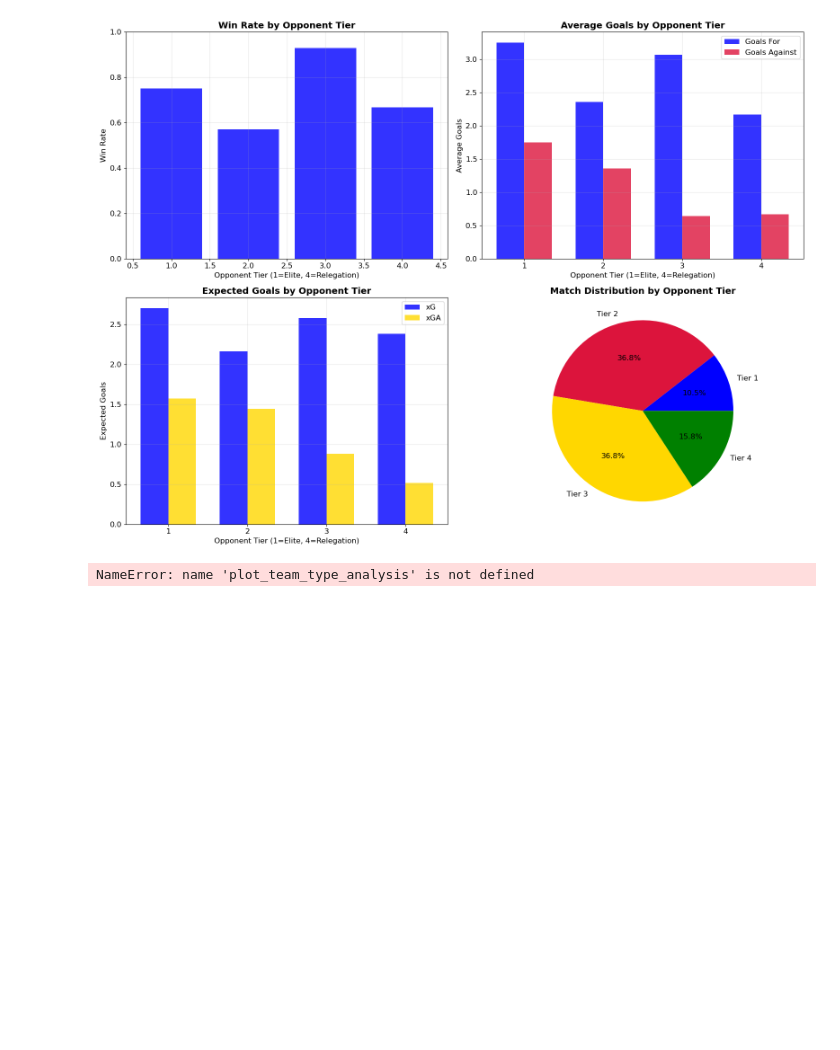
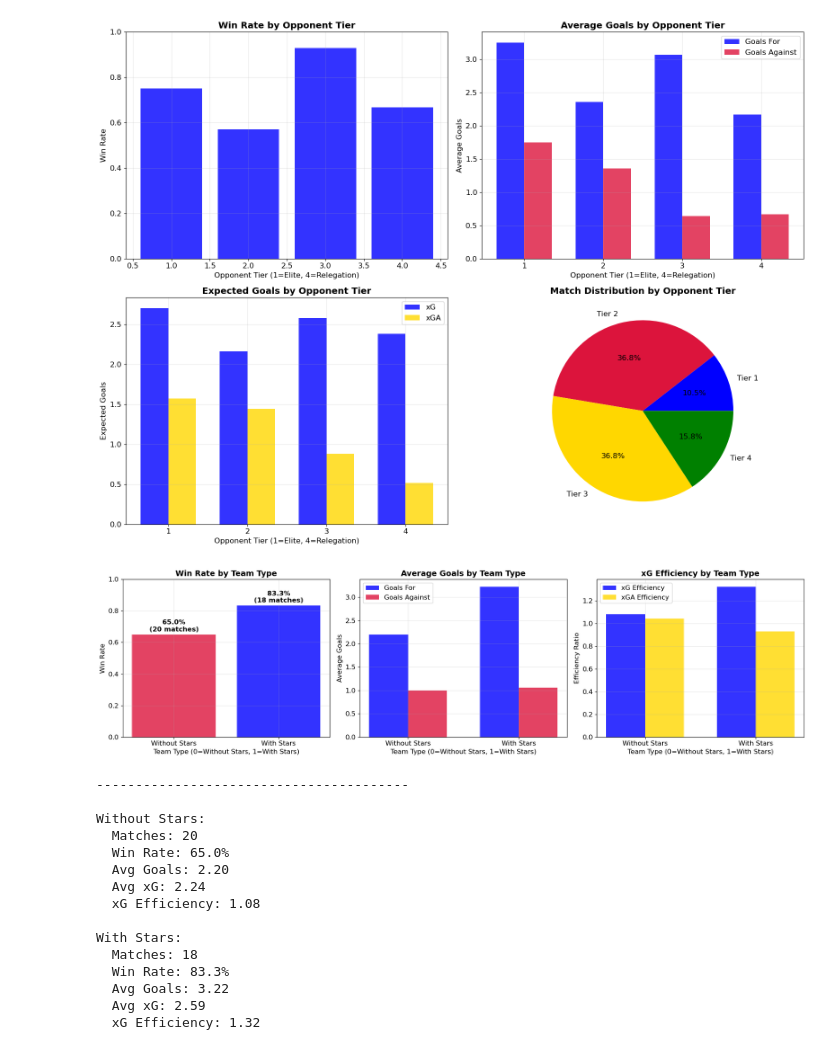
Before and after one commit to Athithsko/Projet_Barca, a Jupyter notebook: Notebooks/Visu_Team.ipynb, the cells around one changed output. Cells and saved outputs as stored; diff of their text form; code cells hidden in the pictures; blank space fills up the shorter version.

Commit message:
I've did the lines for uploading my graphics and get rid off some mistakes

```diff
--- a/Notebooks/Visu_Team.ipynb
+++ b/Notebooks/Visu_Team.ipynb
@@ -7,6 +7,9 @@ from sklearn.preprocessing import StandardScaler
 from sklearn.metrics import accuracy_score, precision_score, recall_score, f1_score
 import matplotlib.pyplot as plt
 import seaborn as sns
+import os
+
+
 
 import sys
 sys.path.append('/files/Projet_Barca/Src/')
@@ -21,6 +24,10 @@ from ML_Team import prepare_temporal_split
 from ML_Team import train_ml_models
 from ML_Team import predict_future_matches
 from ML_Team import compare_predictions_with_reality
+
+
+OUTPUT_DIR = 'Graphics_Output'
+os.makedirs(OUTPUT_DIR, exist_ok=True)
 
 
 def setup_visualization_style():
@@ -56,11 +63,13 @@ def plot_model_performance(accuracy_summary):
                 f'{accuracy:.1%}', ha='center', va='bottom', fontweight='bold')
 
     plt.tight_layout()
+    filepath = os.path.join(OUTPUT_DIR, '01_model_performance.png')
+    plt.savefig(filepath, dpi=300, bbox_inches='tight')
     plt.show()
 
 
 def plot_feature_importance(ml_results, feature_names):
-    """Plot feature importance from ML models"""
+
     setup_visualization_style()
 
 
@@ -90,6 +99,8 @@ def plot_feature_importance(ml_results, feature_names):
             axes[idx].grid(True, alpha=0.3, axis='x')
 
     plt.tight_layout()
+    filepath = os.path.join(OUTPUT_DIR, '02_feature_importance.png')
+    plt.savefig(filepath, dpi=300, bbox_inches='tight')
     plt.show()
 
 
@@ -117,6 +128,9 @@ def plot_correlation_matrix(df):
 
     plt.title('Correlation Matrix - Victory Analysis', fontsize=16, fontweight='bold', pad=20)
     plt.tight_layout()
+    filepath = os.path.join(OUTPUT_DIR, '03_correlation_matrix.png')
+    plt.savefig(filepath, dpi=300, bbox_inches='tight')
+
     plt.show()
 
 
@@ -167,7 +181,6 @@ def plot_opponent_tier_analysis(df):
     ax3.legend()
     ax3.grid(True, alpha=0.3)
 
-    # Match distribution by opponent tier
     tier_distribution = df['Opponent_tier'].value_counts().sort_index()
 
     ax4.pie(tier_distribution.values, labels=[f'Tier {t}' for t in tier_distribution.index],
@@ -175,6 +188,8 @@ def plot_opponent_tier_analysis(df):
     ax4.set_title('Match Distribution by Opponent Tier', fontweight='bold')
 
     plt.tight_layout()
+    filepath = os.path.join(OUTPUT_DIR, '04_opponent_tier_analysis.png')
+    plt.savefig(filepath, dpi=300, bbox_inches='tight')
     plt.show()
 
 
@@ -236,6 +251,8 @@ def plot_team_type_comparison(df):
     ax3.grid(True, alpha=0.3)
 
     plt.tight_layout()
+    filepath = os.path.join(OUTPUT_DIR, '05_team_type_comparison.png')
+    plt.savefig(filepath, dpi=300, bbox_inches='tight')
     plt.show()
 
 
@@ -282,10 +299,10 @@ def create_comprehensive_dashboard(df, ml_results, comparison_df, feature_names,
     plot_correlation_matrix(df)
     plot_opponent_tier_analysis(df)
 
-    plot_team_type_analysis(df)
+
     plot_team_type_comparison(df)
     plot_team_type_vs_opponent(df)
-    plot_team_type_trends(df)
+
 
 
 
@@ -320,31 +337,46 @@ if __name__ == "__main__":
 
     print("All variables defined:")
     print(f"processed_df shape: {processed_df.shape}")
     print(f"Number of features: {len(features)}")
     print(f"Features: {features}")
 
     # Running the dashboard
     create_comprehensive_dashboard(processed_df, ml_results, comparison_df, features, accuracy_summary)
 # %% [output]
 ======================================================================
 Dataset Shape: 38 matches, 13 columns
 Columns: ['Date', 'Time', 'Round', 'Day', 'Venue', 'Result', 'GF', 'GA', 'Opponent', 'xG', 'xGA', 'Poss', 'Equipe_type']
 
 First 5 matches preview:
          Date   Time        Round  Day  Venue Result  GF  GA        Opponent  \
 0  17.08.2024  21:30  Matchweek 1  Sat      1      W   2   1        Valencia
 1  24.08.2024  19:00  Matchweek 2  Sat      0      W   2   1   Athletic Club
 2  27.08.2024  21:30  Matchweek 3  Tue      1      W   2   1  Rayo Vallecano
 3  31.08.2024  17:00  Matchweek 4  Sat      0      W   7   0      Valladolid
 4  15.09.2024  16:15  Matchweek 5  Sun      1      W   4   1          Girona
 
 ... (60 lines left out)
 All variables defined:
 processed_df shape: (38, 19)
 Number of features: 8
 Features: ['Equipe_type', 'xG', 'xGA', 'Poss', 'Venue', 'Opponent_tier', 'xG_efficiency', 'xGA_efficiency']
 [figure]
 [figure]
 [figure]
 [figure]
+[figure, added]
-NameError: name 'plot_team_type_analysis' is not defined
+----------------------------------------
+
+Without Stars:
+  Matches: 20
+  Win Rate: 65.0%
+  Avg Goals: 2.20
+  Avg xG: 2.24
+  xG Efficiency: 1.08
+
+With Stars:
+  Matches: 18
+  Win Rate: 83.3%
+  Avg Goals: 3.22
+  Avg xG: 2.59
+  xG Efficiency: 1.32
```
Also changed, not shown: parts of 1 cell of this notebook.
